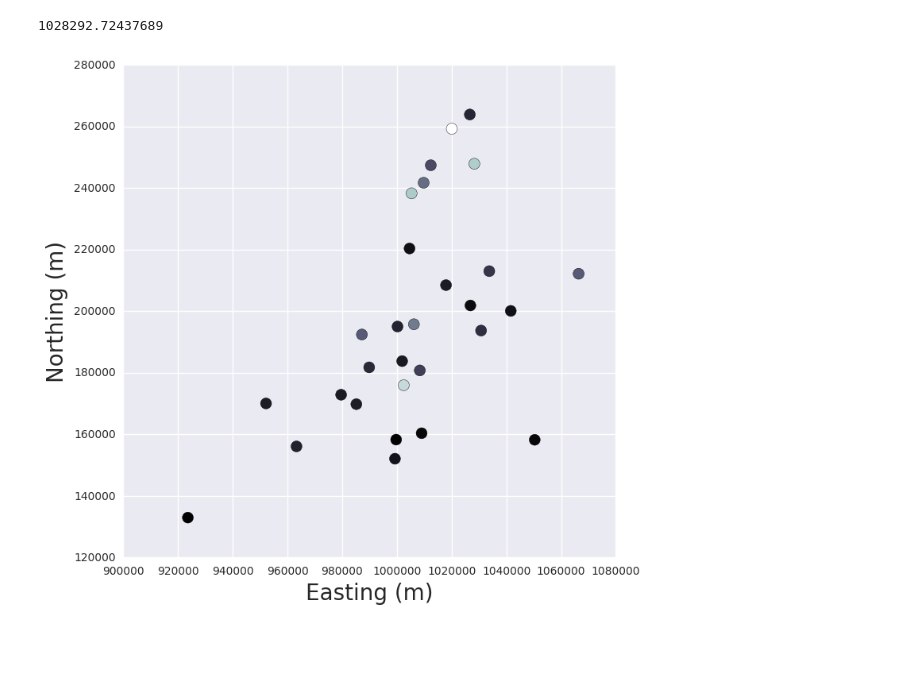
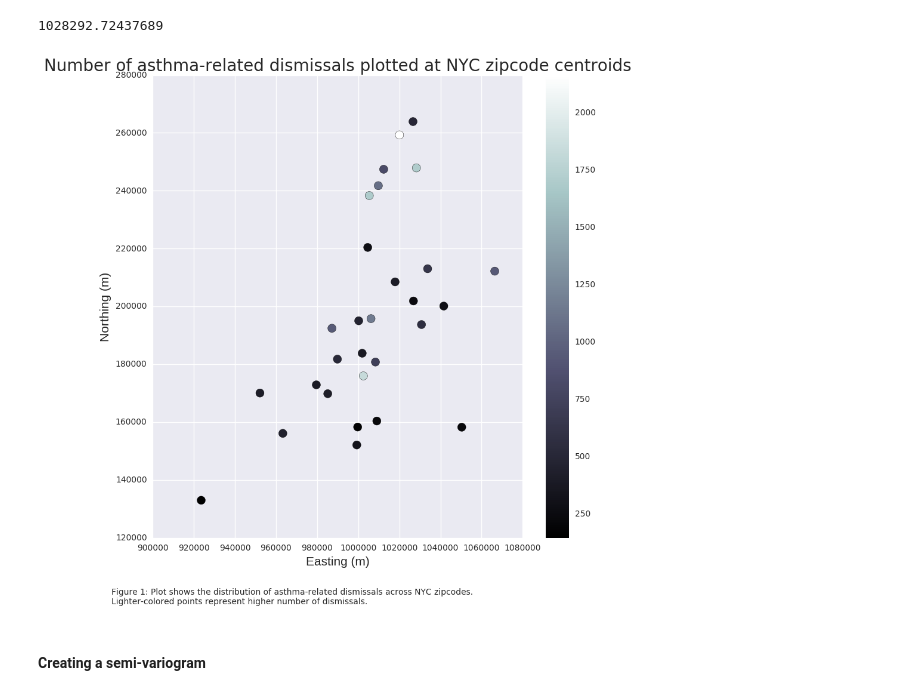
Before and after one commit to anastasiashe/PUI2016_as10790, a Jupyter notebook: HW12_as10790/HW12_as10790.ipynb, the cells around one changed output. Cells and saved outputs as stored; diff of their text form; code cells hidden in the pictures; blank space fills up the shorter version.

```diff
--- a/HW12_as10790/HW12_as10790.ipynb
+++ b/HW12_as10790/HW12_as10790.ipynb
@@ -176,10 +177,16 @@ for i in range(len(krigdata)):
     krigdata[i, 1] = merged['centers'][i].x
     krigdata[i, 2] = merged['centers'][i].y
 # %%
-pl.figure(figsize = (8, 8))
+pl.figure(figsize = (10, 10))
 pl.scatter(krigdata[:, 1], krigdata[:, 2], c = krigdata[:, 0], s = 100, cmap = 'bone')
-pl.xlabel("Easting (m)", fontsize = 20)
-pl.ylabel("Northing (m)", fontsize = 20)
+pl.xlabel("Easting (m)", fontsize = 15)
+pl.ylabel("Northing (m)", fontsize = 15)
+pl.title('Number of asthma-related dismissals plotted at NYC zipcode centroids', fontsize = 20)
+pl.text(880000, 97000, 'Figure 1: Plot shows the distribution of asthma-related dismissals across NYC zipcodes. \n\
+Lighter-colored points represent higher number of dismissals.')
+pl.colorbar()
 pl.show()
 # %% [output]
-[figure, old version]
+[figure, new version]
+# %% [markdown]
+#### Creating a semi-variogram
```
Also changed, not shown: parts of 10 cells of this notebook.
